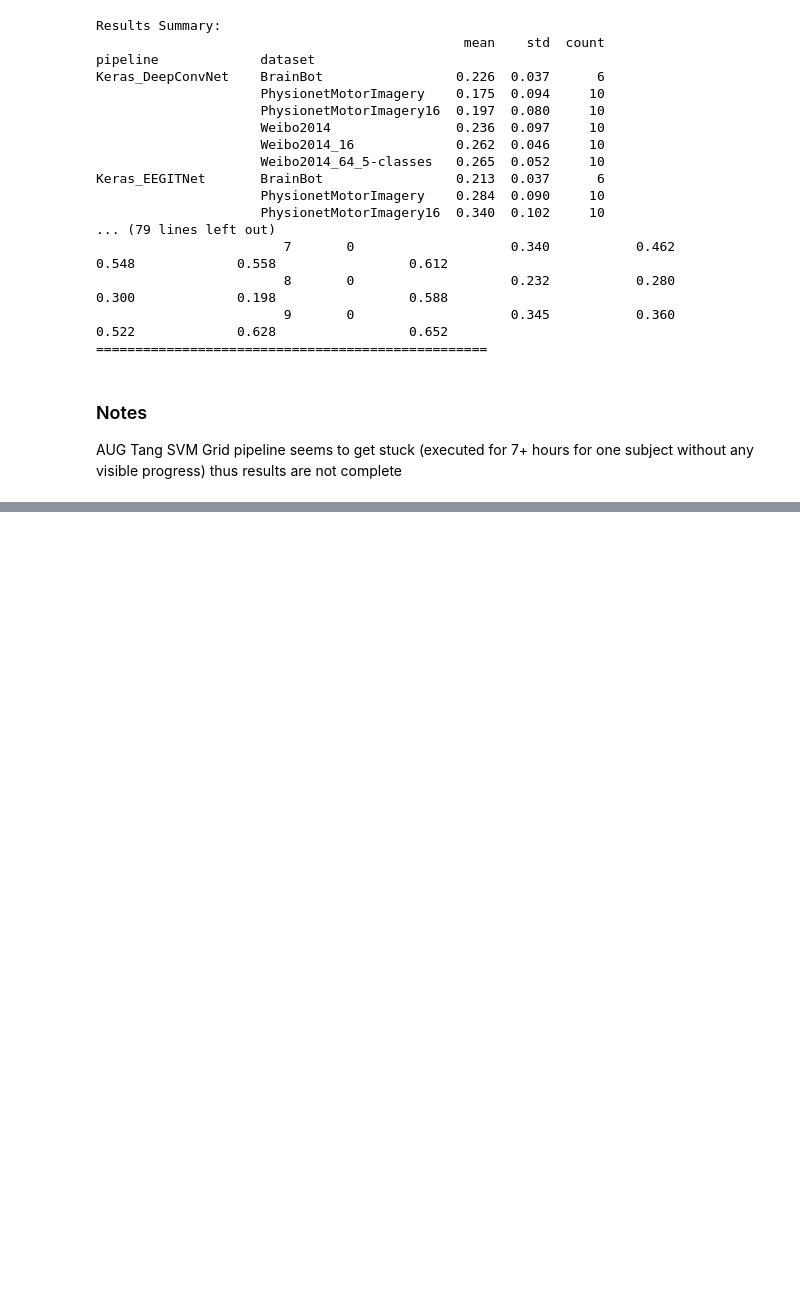
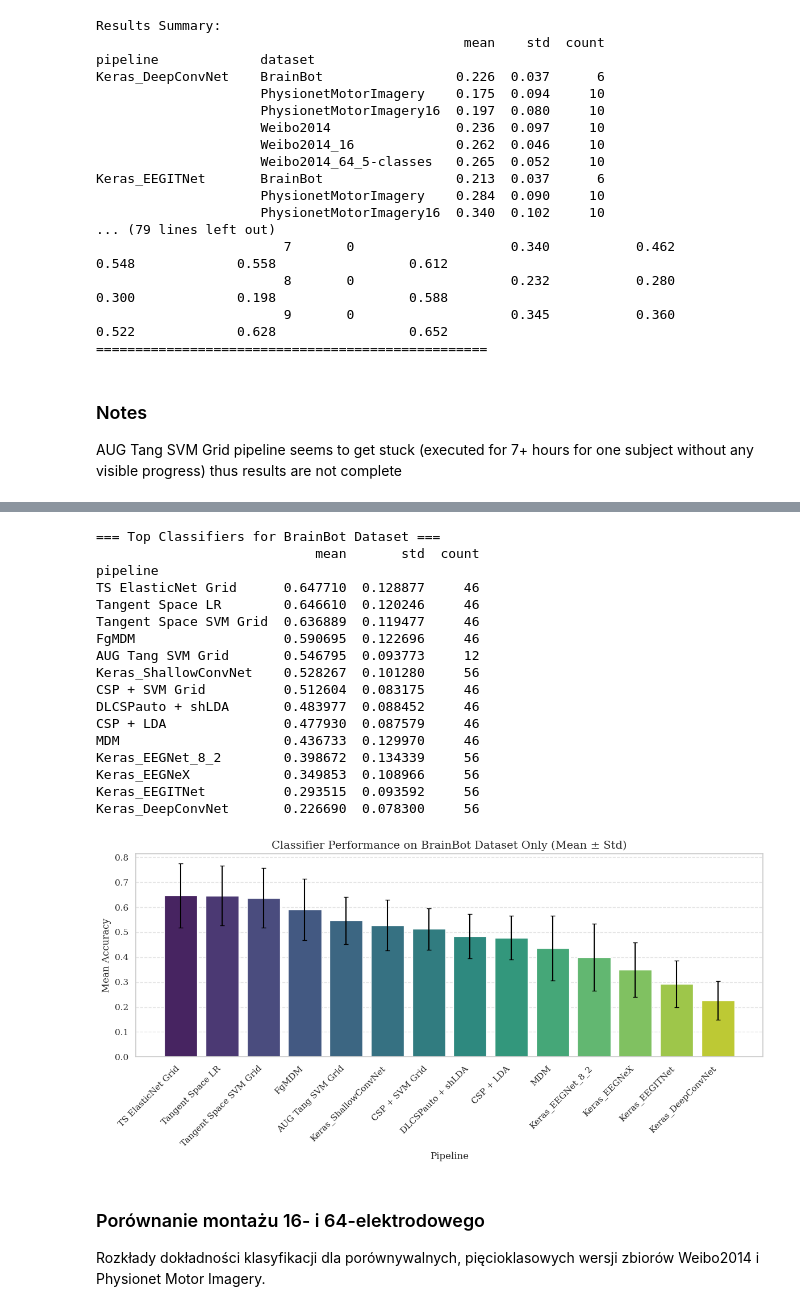
Before and after one commit to luluu9/BCI2025-sandbox, a Jupyter notebook: results.ipynb, the cells around one changed output, grey strips where cells are left out. Drawn from its saved outputs; the diff is of its cells as text; code cells hidden in the pictures; blank space fills up the shorter version.

Commit message:
redukcja elektrod

```diff
--- a/results.ipynb
+++ b/results.ipynb
@@ -78,0 +137,41 @@ AUG Tang SVM Grid pipeline seems to get stuck (executed for 7+ hours for one sub
+# %%
+
+brainbot_performance = all_results.groupby('pipeline')['score'].agg(['mean', 'std', 'count']).sort_values('mean', ascending=False)
+
+print("=== Top Classifiers for BrainBot Dataset ===")
+print(brainbot_performance)
+
+# Visualization for BrainBot
+plt.figure(figsize=(12, 6))
+sns.barplot(x=brainbot_performance.index, y='mean', data=brainbot_performance, palette='viridis')
+plt.errorbar(x=range(len(brainbot_performance)), y=brainbot_performance['mean'],
+                yerr=brainbot_performance['std'], fmt='none', ecolor='black', capsize=3)
+plt.title('Classifier Performance on BrainBot Dataset Only (Mean ± Std)', fontsize=14)
+plt.ylabel('Mean Accuracy', fontsize=12)
+plt.xlabel('Pipeline', fontsize=12)
+plt.xticks(rotation=45, ha='right')
+plt.grid(axis='y', linestyle='--', alpha=0.5)
+plt.tight_layout()
+plt.show()
+# %% [output]
+=== Top Classifiers for BrainBot Dataset ===
+                            mean       std  count
+pipeline
+TS ElasticNet Grid      0.647710  0.128877     46
+Tangent Space LR        0.646610  0.120246     46
+Tangent Space SVM Grid  0.636889  0.119477     46
+FgMDM                   0.590695  0.122696     46
+AUG Tang SVM Grid       0.546795  0.093773     12
+Keras_ShallowConvNet    0.528267  0.101280     56
+CSP + SVM Grid          0.512604  0.083175     46
+DLCSPauto + shLDA       0.483977  0.088452     46
+CSP + LDA               0.477930  0.087579     46
+MDM                     0.436733  0.129970     46
+Keras_EEGNet_8_2        0.398672  0.134339     56
+Keras_EEGNeX            0.349853  0.108966     56
+Keras_EEGITNet          0.293515  0.093592     56
+Keras_DeepConvNet       0.226690  0.078300     56
+[figure, added]
+# %% [markdown]
+### Porównanie montażu 16- i 64-elektrodowego
+Rozkłady dokładności klasyfikacji dla porównywalnych, pięcioklasowych wersji zbiorów Weibo2014 i Physionet Motor Imagery.
```
Also changed, not shown: parts of 6 cells of this notebook.
